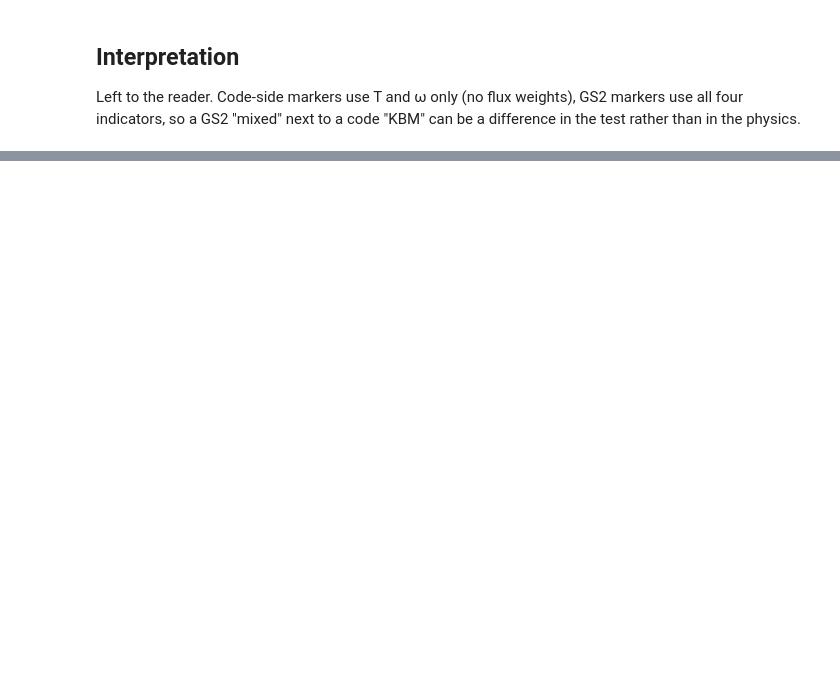
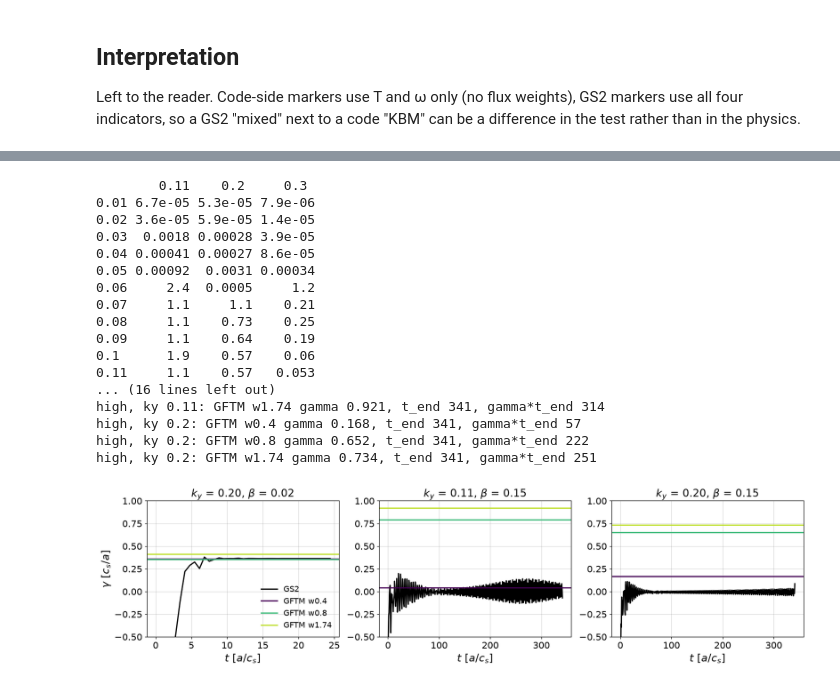
Before and after one commit to FelixWattsYork/General_Analysis, a Jupyter notebook: notebooks/beta_stabilisation_modes.ipynb, the cells around one changed output, grey strips where cells are left out. Drawn from its saved outputs; the diff is of its cells as text; code cells hidden in the pictures; blank space fills up the shorter version.

```diff
--- a/notebooks/beta_stabilisation_modes.ipynb
+++ b/notebooks/beta_stabilisation_modes.ipynb
@@ -206,0 +537,47 @@ GS2 "mixed" next to a code "KBM" can be a difference in the test rather than in
+# %%
+tol_table = pd.DataFrame(tol[iky].T, index=beta_r4.round(2), columns=[round(float(gs2[r4].ky[i]), 3) for i in iky])
+with pd.option_context("display.float_format", "{:.2g}".format):
+    print(tol_table)
+for i in iky:
+    hi = beta_r4 >= 0.07
+    print(f"ky {float(gs2[r4].ky[i]):.3f} beta>=0.07: converged {(tol[i, hi] < 1e-2).sum()}, marginal "
+          f"{((tol[i, hi] >= 1e-2) & (tol[i, hi] < 1e-1)).sum()}, unconverged {(tol[i, hi] >= 1e-1).sum()} of {hi.sum()}; "
+          f"max |gamma_GS2| {np.abs(g['GS2'][i, hi]).max():.3f}")
+
+fig_gt, axes = plt.subplots(1, len(cells), figsize=(5 * len(cells), 4))
+for ax, (name, (i, j)) in zip(axes, cells.items()):
+    pyro = Pyro(gk_file=gs2_run(i, j) / "gs2.in")
+    pyro.load_gk_output(load_fields=True, load_fluxes=False)
+    gt = pyro.gk_output["growth_rate"].squeeze()
+    t = v(gt.time)
+    ax.plot(t, v(gt), color="k", label="GS2", marker="none")
+    for lab in ("GFTM w0.4", "GFTM w0.8", "GFTM w1.74"):
+        ax.axhline(g[lab][i, j], color=colour[lab], label=lab, marker="")
+        print(f"{name}: {lab} gamma {g[lab][i, j]:.3f}, t_end {t[-1]:.0f}, gamma*t_end {g[lab][i, j] * t[-1]:.0f}")
+    ax.set_title(rf"$k_y$ = {float(gs2[r4].ky[i]):.2f}, $\beta$ = {beta_r4[j]:.2f}", fontsize=16)
+    ax.set_xlabel(r"$t$ [$a/c_s$]", fontsize=16)
+    ax.tick_params(labelsize=14)
+    ax.set_ylim(-0.5, 1.0)
+axes[0].set_ylabel(r"$\gamma$ [$c_s/a$]", fontsize=16)
+axes[0].legend(fontsize=12)
+fig_gt.tight_layout()
+plt.show()
+# %% [output]
+        0.11    0.2     0.3
+0.01 6.7e-05 5.3e-05 7.9e-06
+0.02 3.6e-05 5.9e-05 1.4e-05
+0.03  0.0018 0.00028 3.9e-05
+0.04 0.00041 0.00027 8.6e-05
+0.05 0.00092  0.0031 0.00034
+0.06     2.4  0.0005     1.2
+0.07     1.1     1.1    0.21
+0.08     1.1    0.73    0.25
+0.09     1.1    0.64    0.19
+0.1      1.9    0.57    0.06
+0.11     1.1    0.57   0.053
+... (16 lines left out)
+high, ky 0.11: GFTM w1.74 gamma 0.921, t_end 341, gamma*t_end 314
+high, ky 0.2: GFTM w0.4 gamma 0.168, t_end 341, gamma*t_end 57
+high, ky 0.2: GFTM w0.8 gamma 0.652, t_end 341, gamma*t_end 222
+high, ky 0.2: GFTM w1.74 gamma 0.734, t_end 341, gamma*t_end 251
+[figure, added]
```
Also changed, not shown: parts of 20 cells of this notebook.
